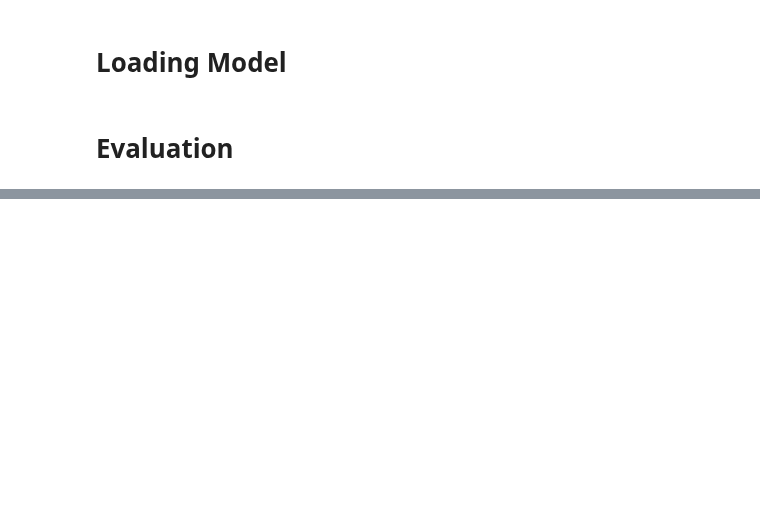
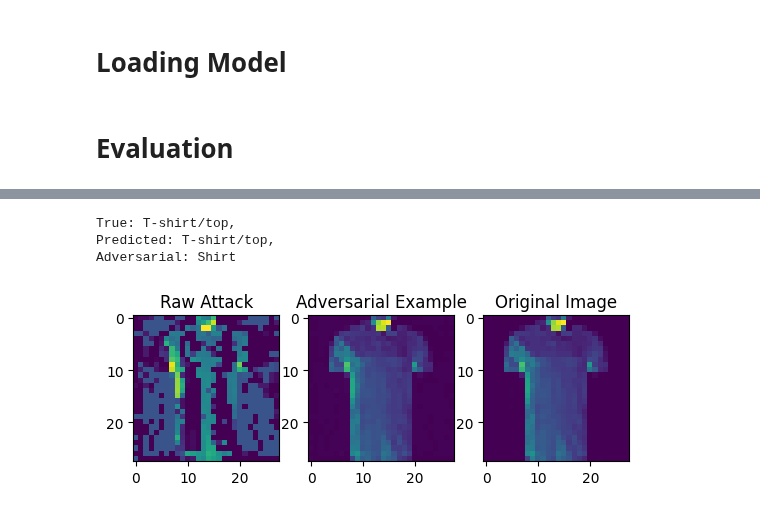
Before and after one commit to suessflorian/biological-neurons, a Jupyter notebook: Baseline Models/Testing Notebook.ipynb, the cells around one changed output, grey strips where cells are left out. Saved outputs shown, nothing was run; the diff lists cells and outputs as text; code cells hidden in the pictures; blank space fills up the shorter version.

Commit message:
Adversarial Update

```diff
--- a/Baseline Models/Testing Notebook.ipynb
+++ b/Baseline Models/Testing Notebook.ipynb
@@ -90,0 +92,23 @@ plt.show()
+# %%
+import foolbox as fb
+
+fmodel = fb.PyTorchModel(model, bounds=(0,1))
+fmodel.device = device
+# %%
+features, labels = next(iter(train_loader))
+features, labels = features.to(device), labels.to(device)
+
+attack = fb.attacks.LinfDeepFoolAttack()
+raw, clipped, is_adv = attack(fmodel, features, labels, epsilons=0.01)
+
+with torch.no_grad():
+    model.eval()
+    original_predictions = model(features).argmax(dim = -1)
+    correct_prior_to_attack = (original_predictions ==  labels)
+    adversarial_predictions = model(clipped).argmax(dim = -1)
+
+indices_of_interest = (is_adv & correct_prior_to_attack).nonzero().view(-1)
+index = indices_of_interest.min()
+
+print(index)
+print(indices_of_interest)
@@ -90,0 +125,17 @@ plt.show()
+# %%
+index = 10
+
+fig, axs = plt.subplots(1,3)
+axs[0].imshow(raw[index,0])
+axs[1].imshow(clipped[index,0])
+axs[2].imshow(features[index,0])
+axs[0].set_title('Raw Attack')
+axs[1].set_title('Adversarial Example')
+axs[2].set_title('Original Image')
+
+print(f'True: {fashion_categories[labels[index]]},\nPredicted: {fashion_categories[original_predictions[index]]},\nAdversarial: {fashion_categories[adversarial_predictions[index]]}')
+# %% [output]
+True: T-shirt/top,
+Predicted: T-shirt/top,
+Adversarial: Shirt
+[figure, added]
```
Also changed, not shown: parts of 12 cells of this notebook, 4 other files.
